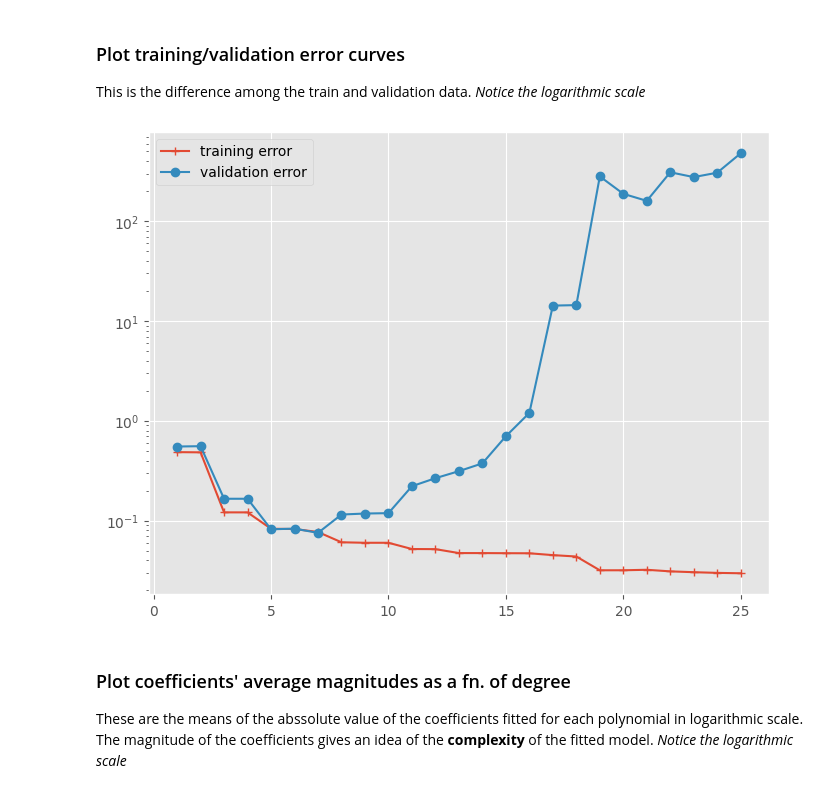
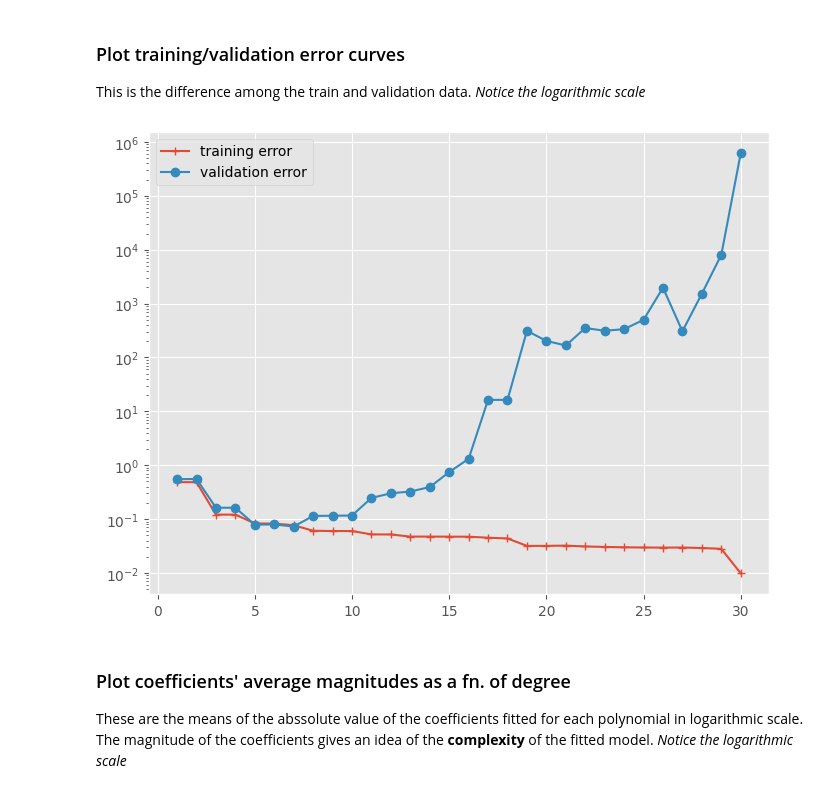
Before and after one commit to adriablancafort/aprenentatge-automatic-1, a Jupyter notebook: 02-polynomial-regression/02-polyreg.ipynb, the cells around one changed output. Drawn from its saved outputs; the diff is of its cells as text; code cells hidden in the pictures.

```diff
--- a/02-polynomial-regression/02-polyreg.ipynb
+++ b/02-polynomial-regression/02-polyreg.ipynb
@@ -127,7 +127,7 @@ Now that we have checked that `LinearRegression` works as expected, we can proce
 To fit each polynomial, the code uses `LinearRegression` from the library `scikit-learn`. The polynomial fit is done by first doing a _polynomial expansion_ on the inputs with the help of `numpy`'s [Vandermonde's geometric power progression](https://numpy.org/doc/stable/reference/generated/numpy.vander.html), and then applying linear regression on the expanded input.
 # %%
 p = 1                   # smallest degree to try
-q = 26                  # largest degree to try  (minus 1, see code below)
+q = 31                  # largest degree to try  (minus 1, see code below)
 
 coef = []               # holds coefficients of trained polynomials from degree p=1 up to q=26
 model = []              # holds trained polynomials from degree p=1 up to q=26
@@ -168,14 +168,14 @@ for f, i in enumerate([1,2,3,8,15,25]):
 This is the difference among the train and validation data.
 _Notice the logarithmic scale_
 # %%
-maxdeg = 25
+maxdeg = 30
 fig, ax = plt.subplots(figsize=(8,6))
 plt.plot(range(1, maxdeg+1), norm_mse_train[0:maxdeg], '-+', label='training error')
 plt.plot(range(1, maxdeg+1), norm_mse_valid[0:maxdeg], '-o', label='validation error')
 plt.yscale('log')
 plt.legend();
 # %% [output]
-[figure, old version]
+[figure, new version]
 # %% [markdown]
 ### Plot coefficients' average magnitudes as a fn. of degree
 
```
Also changed, not shown: parts of 9 cells of this notebook, 1 other file.
